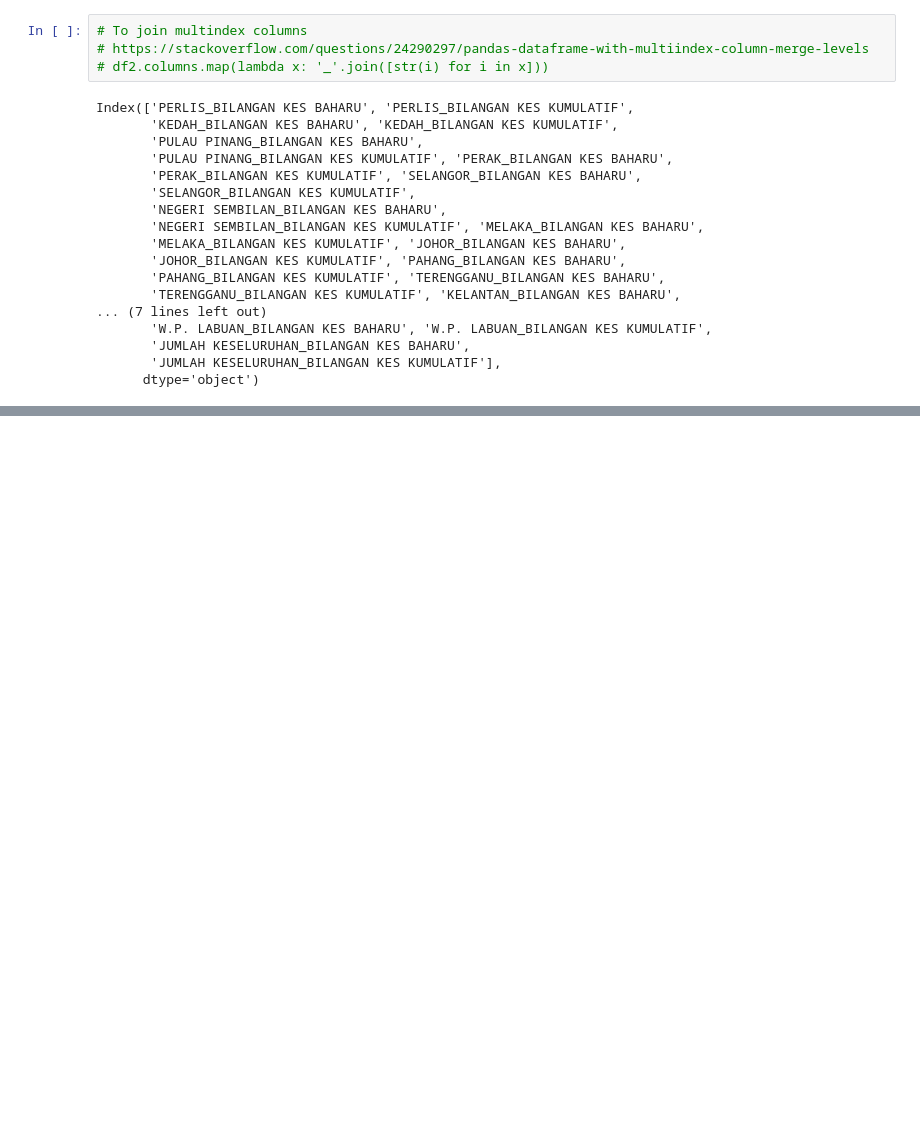
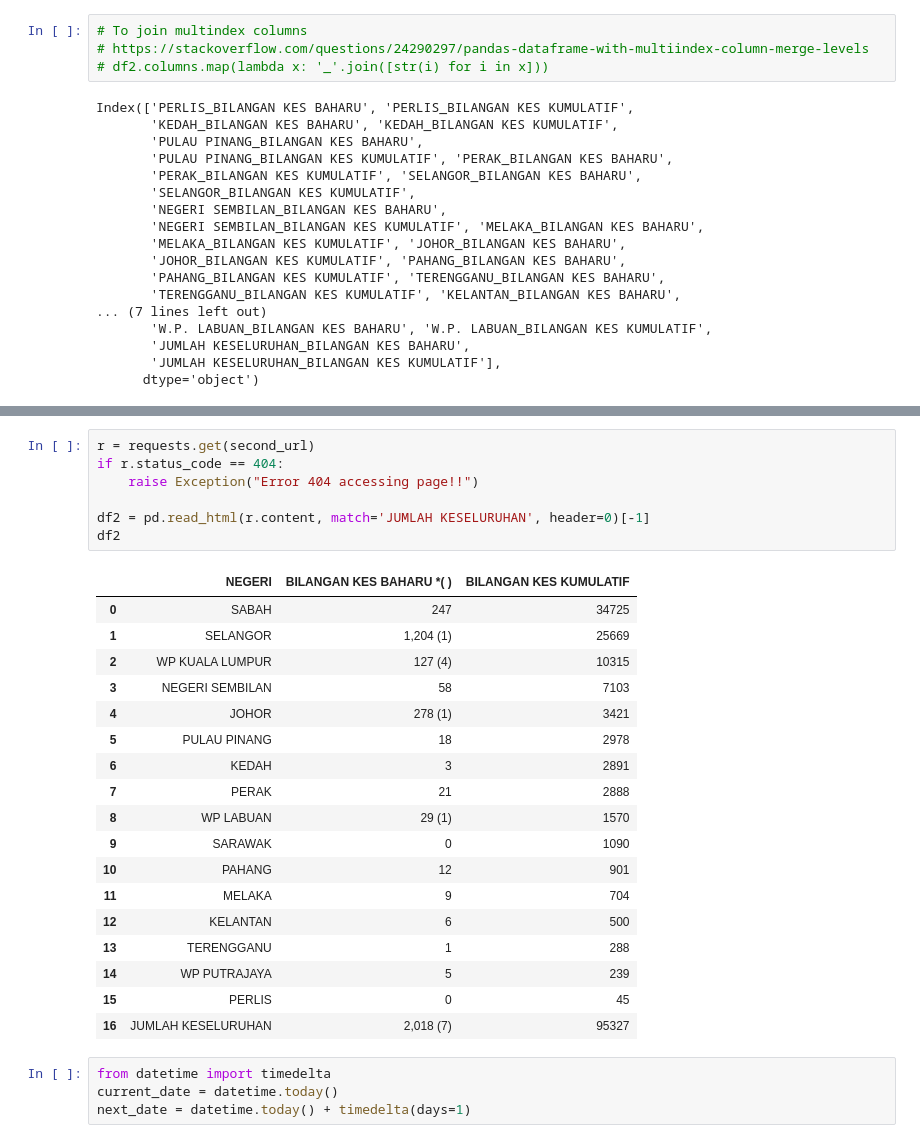
Before and after one commit to ansonnn07/covid19-malaysia, a Jupyter notebook: scrape_covid19_msia.ipynb, the cells around one changed output, grey strips where cells are left out. Saved outputs shown, nothing was run; the diff lists cells and outputs as text; blank space fills up the shorter version.

```diff
--- a/scrape_covid19_msia.ipynb
+++ b/scrape_covid19_msia.ipynb
@@ -903,0 +918,30 @@ Index(['PERLIS_BILANGAN KES BAHARU', 'PERLIS_BILANGAN KES KUMULATIF',
+# %%
+r = requests.get(second_url)
+if r.status_code == 404:
+    raise Exception("Error 404 accessing page!!")
+
+df2 = pd.read_html(r.content, match='JUMLAH KESELURUHAN', header=0)[-1]
+df2
+# %% [output]
+|  | NEGERI | BILANGAN KES BAHARU *( ) | BILANGAN KES KUMULATIF |
+| 0 | SABAH | 247 | 34725 |
+| 1 | SELANGOR | 1,204 (1) | 25669 |
+| 2 | WP KUALA LUMPUR | 127 (4) | 10315 |
+| 3 | NEGERI SEMBILAN | 58 | 7103 |
+| 4 | JOHOR | 278 (1) | 3421 |
+| 5 | PULAU PINANG | 18 | 2978 |
+| 6 | KEDAH | 3 | 2891 |
+| 7 | PERAK | 21 | 2888 |
+| 8 | WP LABUAN | 29 (1) | 1570 |
+| 9 | SARAWAK | 0 | 1090 |
+| 10 | PAHANG | 12 | 901 |
+| 11 | MELAKA | 9 | 704 |
+| 12 | KELANTAN | 6 | 500 |
+| 13 | TERENGGANU | 1 | 288 |
+| 14 | WP PUTRAJAYA | 5 | 239 |
+| 15 | PERLIS | 0 | 45 |
+| 16 | JUMLAH KESELURUHAN | 2,018 (7) | 95327 |
+# %%
+from datetime import timedelta
+current_date = datetime.today()
+next_date = datetime.today() + timedelta(days=1)
```
Also changed, not shown: parts of 10 cells of this notebook, 2 other files.
